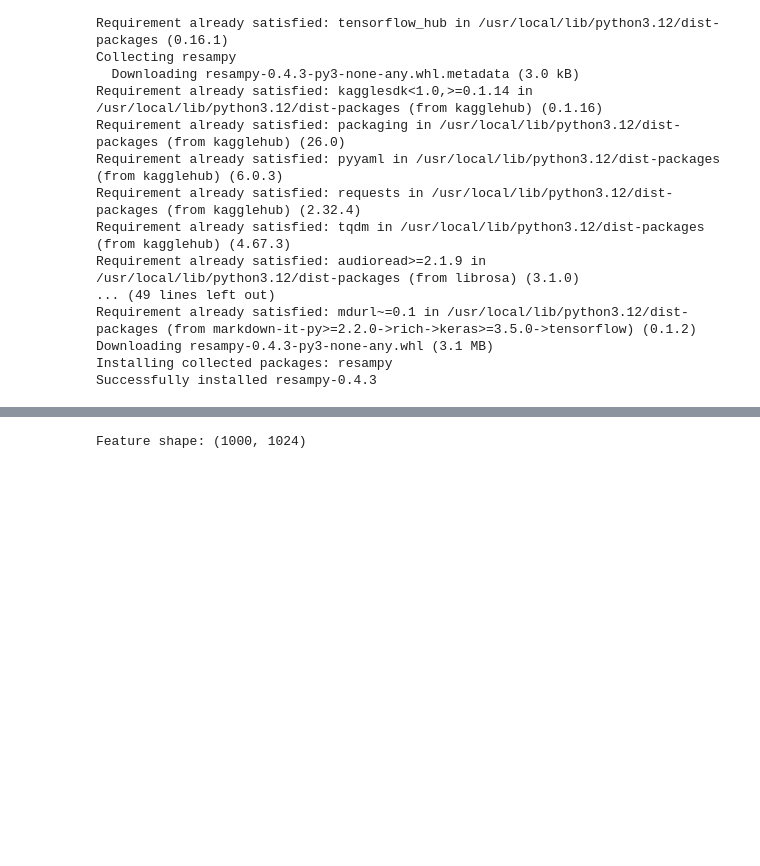
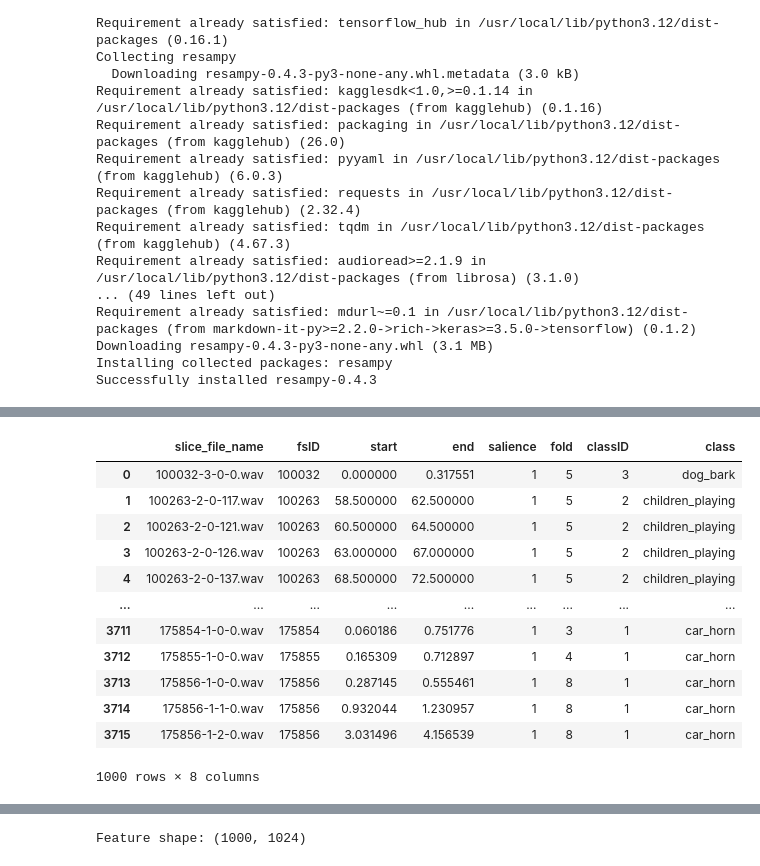
Before and after one commit to ponaalagar/tranfer_learning, a Jupyter notebook: Audio_analysis.ipynb, the cells around one changed output, grey strips where cells are left out. Drawn from its saved outputs; the diff is of its cells as text; code cells hidden in the pictures; blank space fills up the shorter version.

```diff
--- a/Audio_analysis.ipynb
+++ b/Audio_analysis.ipynb
@@ -48,0 +58,17 @@ Dataset path: /root/.cache/kagglehub/datasets/chrisfilo/urbansound8k/versions/1
+# %%
+#testing
+metadata
+# %% [output]
+|  | slice_file_name | fsID | start | end | salience | fold | classID | class |
+| 0 | 100032-3-0-0.wav | 100032 | 0.000000 | 0.317551 | 1 | 5 | 3 | dog_bark |
+| 1 | 100263-2-0-117.wav | 100263 | 58.500000 | 62.500000 | 1 | 5 | 2 | children_playing |
+| 2 | 100263-2-0-121.wav | 100263 | 60.500000 | 64.500000 | 1 | 5 | 2 | children_playing |
+| 3 | 100263-2-0-126.wav | 100263 | 63.000000 | 67.000000 | 1 | 5 | 2 | children_playing |
+| 4 | 100263-2-0-137.wav | 100263 | 68.500000 | 72.500000 | 1 | 5 | 2 | children_playing |
+| ... | ... | ... | ... | ... | ... | ... | ... | ... |
+| 3711 | 175854-1-0-0.wav | 175854 | 0.060186 | 0.751776 | 1 | 3 | 1 | car_horn |
+| 3712 | 175855-1-0-0.wav | 175855 | 0.165309 | 0.712897 | 1 | 4 | 1 | car_horn |
+| 3713 | 175856-1-0-0.wav | 175856 | 0.287145 | 0.555461 | 1 | 8 | 1 | car_horn |
+| 3714 | 175856-1-1-0.wav | 175856 | 0.932044 | 1.230957 | 1 | 8 | 1 | car_horn |
+| 3715 | 175856-1-2-0.wav | 175856 | 3.031496 | 4.156539 | 1 | 8 | 1 | car_horn |
+1000 rows × 8 columns
```
Also changed, not shown: parts of 9 cells of this notebook.
